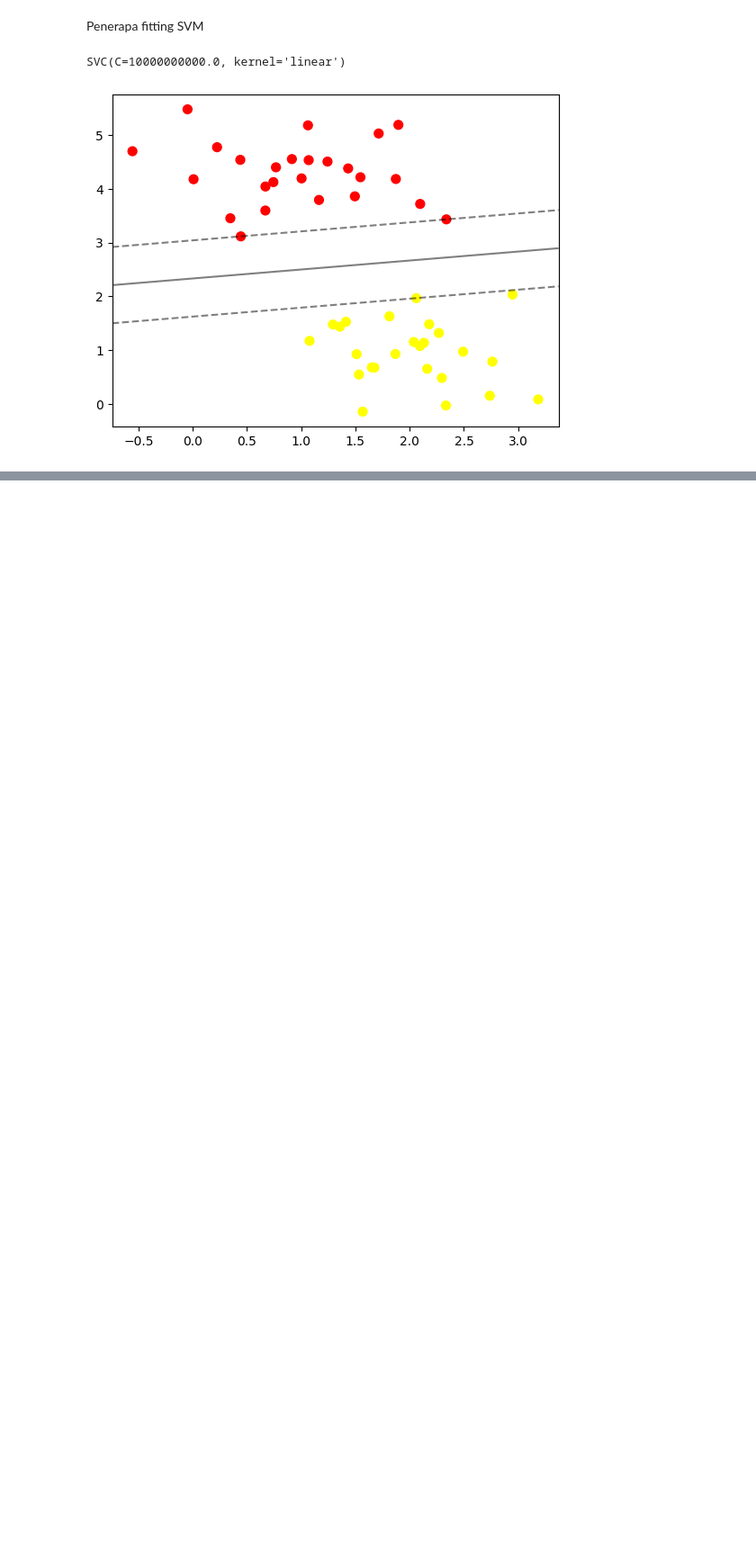
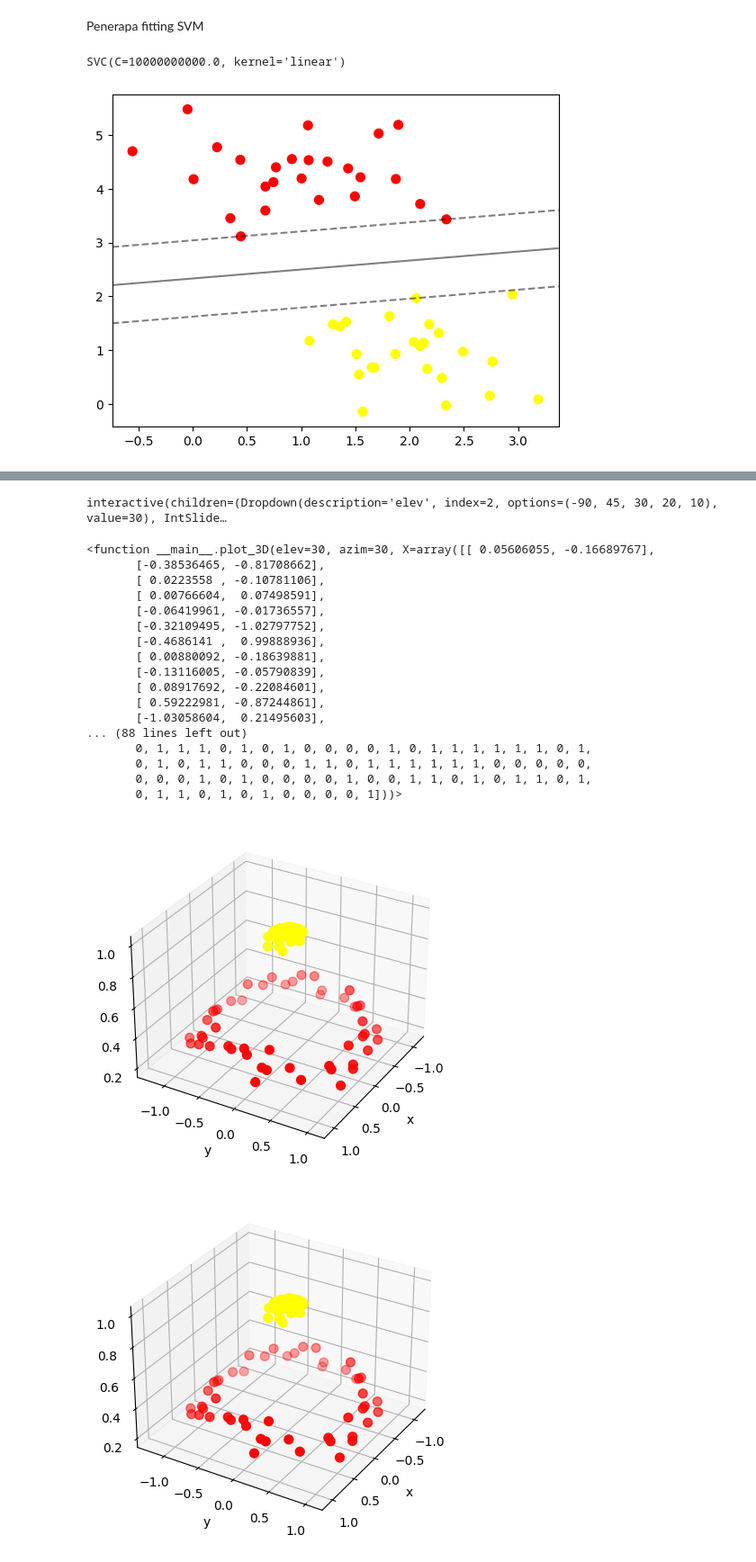
Before and after one commit to aryachandrak/Machine-Learning-2024-Ganjil, a Jupyter notebook: Jobsheet4/Praktikum1_Klasifikasi_SVM_dengan_Data_Dummy.ipynb, the cells around one changed output, grey strips where cells are left out. Shown at 90% size. Saved outputs shown, nothing was run; the diff lists cells and outputs as text; code cells hidden in the pictures; blank space fills up the shorter version.

```diff
--- a/Jobsheet4/Praktikum1_Klasifikasi_SVM_dengan_Data_Dummy.ipynb
+++ b/Jobsheet4/Praktikum1_Klasifikasi_SVM_dengan_Data_Dummy.ipynb
@@ -151,0 +211,38 @@ plot_svc_decision_function(model)
+# %%
+import matplotlib.pyplot as plt
+from mpl_toolkits import mplot3d
+from ipywidgets import interact, fixed
+
+from mpl_toolkits import mplot3d
+
+def plot_3D(elev=30, azim=30, X=X, y=y):
+    ax = plt.subplot(projection='3d')
+    ax.scatter3D(X[:, 0], X[:, 1], r, c=y, s=50, cmap='autumn')
+    ax.view_init(elev=elev, azim=azim)
+    ax.set_xlabel('x')
+    ax.set_ylabel('y')
+    ax.set_zlabel('r')
+
+interact(plot_3D, elev=[-90, 45, 30, 20 , 10], azip=(-180, 180),
+         X=fixed(X), y=fixed(y))
+# %% [output]
+interactive(children=(Dropdown(description='elev', index=2, options=(-90, 45, 30, 20, 10), value=30), IntSlide…
+<function __main__.plot_3D(elev=30, azim=30, X=array([[ 0.05606055, -0.16689767],
+       [-0.38536465, -0.81708662],
+       [ 0.0223558 , -0.10781106],
+       [ 0.00766604,  0.07498591],
+       [-0.06419961, -0.01736557],
+       [-0.32109495, -1.02797752],
+       [-0.4686141 ,  0.99888936],
+       [ 0.00880092, -0.18639881],
+       [-0.13116005, -0.05790839],
+       [ 0.08917692, -0.22084601],
+       [ 0.59222981, -0.87244861],
+       [-1.03058604,  0.21495603],
+... (88 lines left out)
+       0, 1, 1, 1, 0, 1, 0, 1, 0, 0, 0, 0, 1, 0, 1, 1, 1, 1, 1, 1, 0, 1,
+       0, 1, 0, 1, 1, 0, 0, 0, 1, 1, 0, 1, 1, 1, 1, 1, 1, 0, 0, 0, 0, 0,
+       0, 0, 0, 1, 0, 1, 0, 0, 0, 0, 1, 0, 0, 1, 1, 0, 1, 0, 1, 1, 0, 1,
+       0, 1, 1, 0, 1, 0, 1, 0, 0, 0, 0, 1]))>
+[figure, added]
+[figure, added]
```
Also changed, not shown: parts of 14 cells of this notebook.
